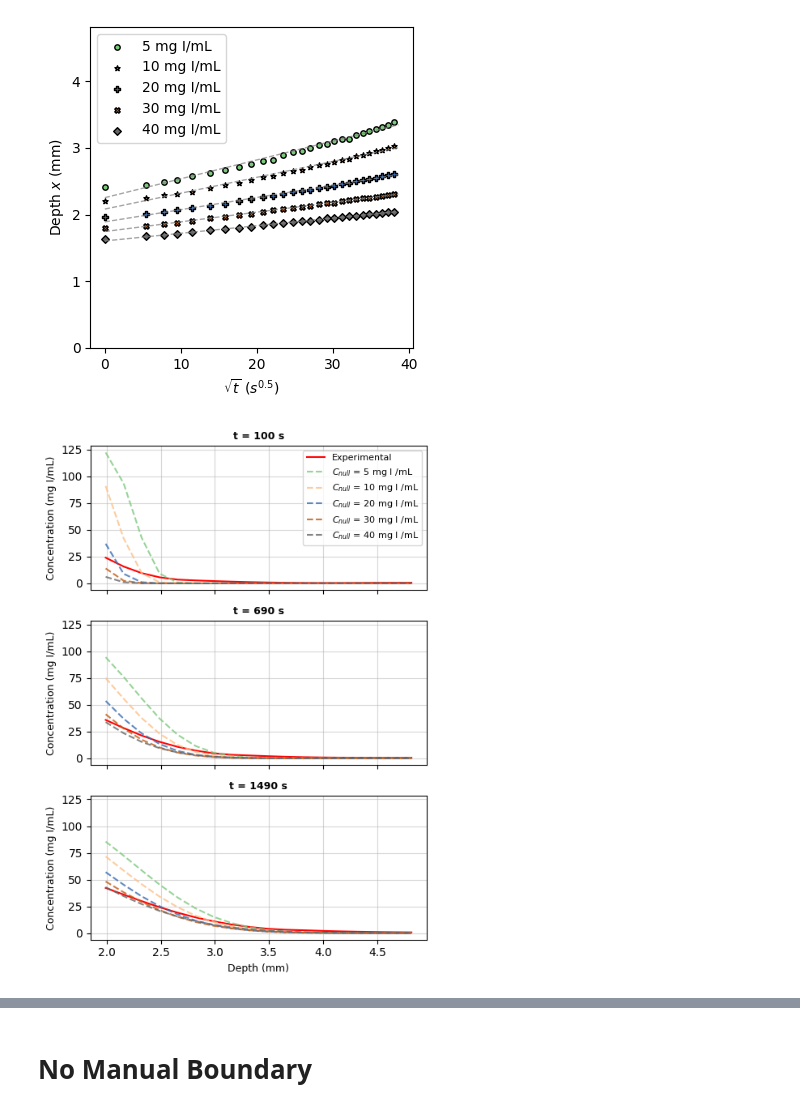
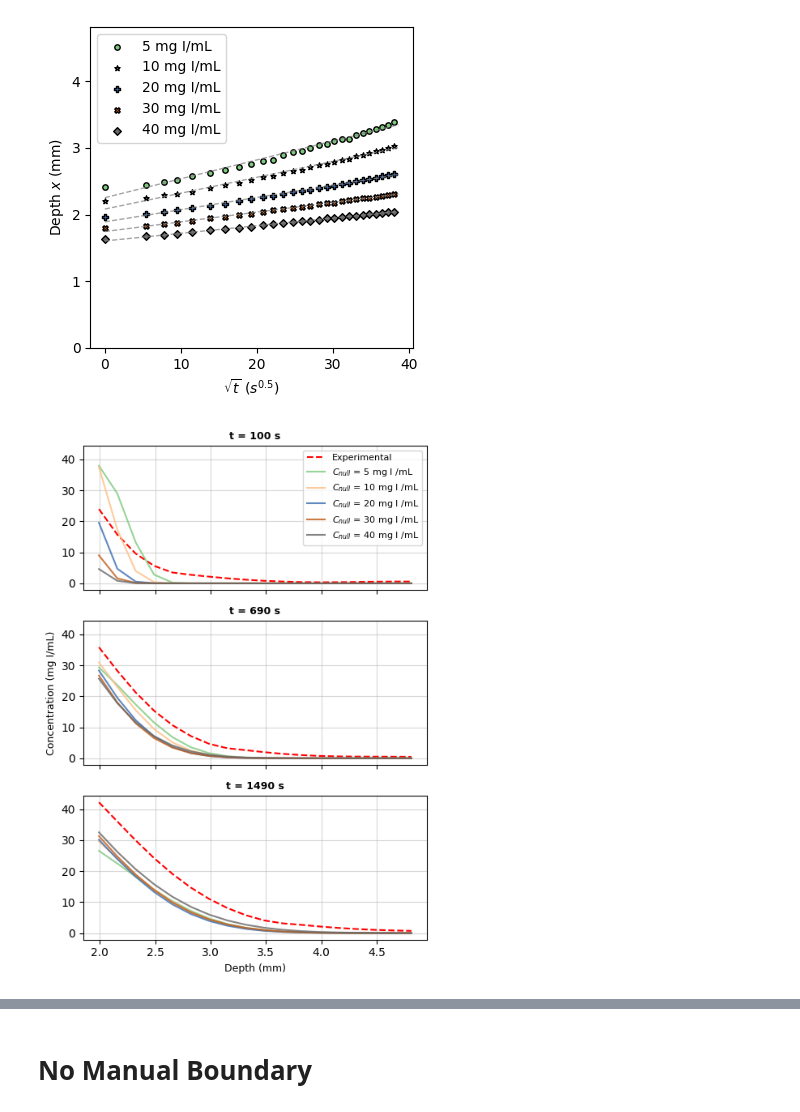
Before and after one commit to isaackh28/diff_tests, a Jupyter notebook: notebook_1.ipynb, the cells around one changed output, grey strips where cells are left out. Drawn from its saved outputs; the diff is of its cells as text; code cells hidden in the pictures.

```diff
--- a/notebook_1.ipynb
+++ b/notebook_1.ipynb
@@ -146,6 +146,9 @@ def icd_method(c_null, conc, time, depth, shift = True):
         # Restrict profile comparison to x > x0 if requested
         start_idx = np.searchsorted(depth, intercept, side = "right") if shift else 0
 
+        cs_idx = np.searchsorted(depth, intercept)
+        cs_start = np.nanmean(conc[:, cs_idx])
+
         depth_fit = depth[start_idx:]
         conc_fit = conc[:, start_idx:]
 
@@ -158,7 +161,7 @@ def icd_method(c_null, conc, time, depth, shift = True):
                     depth_fit,
                     intercept,
                     d_front,
-                    cs_exp,
+                    cs_start,
                     0.001
                 )
             else:
@@ -166,7 +169,7 @@ def icd_method(c_null, conc, time, depth, shift = True):
                     depth_fit,
                     intercept,
                     d_front,
-                    cs_exp,
+                    cs_start,
                     ti
                 )
 
@@ -283,13 +286,15 @@ def conc_sim(result, depth, time, cs_exp):
     return out
 # %%
 # ---- Experimental concentration profiles at the beginning, middle, and end of the experiment ----
-cs_exp = np.nanmean(conc[:, 0])
+idx_cs = [np.searchsorted(depth, r["intercept"]) for r in icd_results]
+cs_exp = [np.nanmean(conc[:, i]) for i in idx_cs]
+
 from matplotlib.lines import Line2D
 
 profs = [10, len(time)//2, len(time)-1]
 c_null_list = c_null_list
 
-conc_sims = [conc_sim(r, depth, time, cs_exp) for r in icd_results]
+conc_sims = [conc_sim(r, depth, time, cs) for r, cs in zip(icd_results, cs_exp)]
 
 colors = plt.cm.Accent(np.linspace(0, 1, len(c_null_list)))
 
@@ -304,39 +309,39 @@ for j, i in enumerate(profs):
         depth[12:],
         conc[i, 12:],
         color="r",
-        label="Experimental"
+        label="Experimental",
+        linestyle = "--"
     )
 
     # Fitted profiles for each c_null
     for k, c_null in enumerate(c_null_list):
         ax[j].plot(
             depth[12:],
             conc_sims[k][i, 12:],
             color=colors[k],
             label=f"$C_{{null}}$ = {c_null} mg I /mL",
-            linestyle = "--",
+            linestyle = "-",
             alpha = 0.8
         )
 
-    ax[j].set_ylabel("Concentration (mg I/mL)", size=9)
     ax[j].grid(alpha=0.5)
 
     ax[j].set_title(
         f"t = {time[i]:.0f} s",
         loc="center",
         fontdict={"weight": "bold", "size": 9}
     )
 
 ax[-1].set_xlabel("Depth (mm)", size=9)
-
+ax[1].set_ylabel("Concentration (mg I/mL)", size=9)
 # Only show one legend to avoid repetition
 ax[0].legend(
     fontsize=8,
     title_fontproperties={"weight": "bold", "size": 8}
 )
 
 plt.tight_layout()
-# plt.savefig(r"\\svm_uhn\Coolens_Research\Isaac\Experiments\pcl2201_paper\figures\icd_sim.png", dpi = 400)
+plt.savefig("/Volumes/Coolens_Research/Isaac/Experiments/pcl2201_paper/figures/icd_sim.png", dpi = 400)
 plt.show()
 # %% [output]
-[figure, old version]
+[figure, new version]
```
Also changed, not shown: parts of 10 cells of this notebook, 2 other files.
